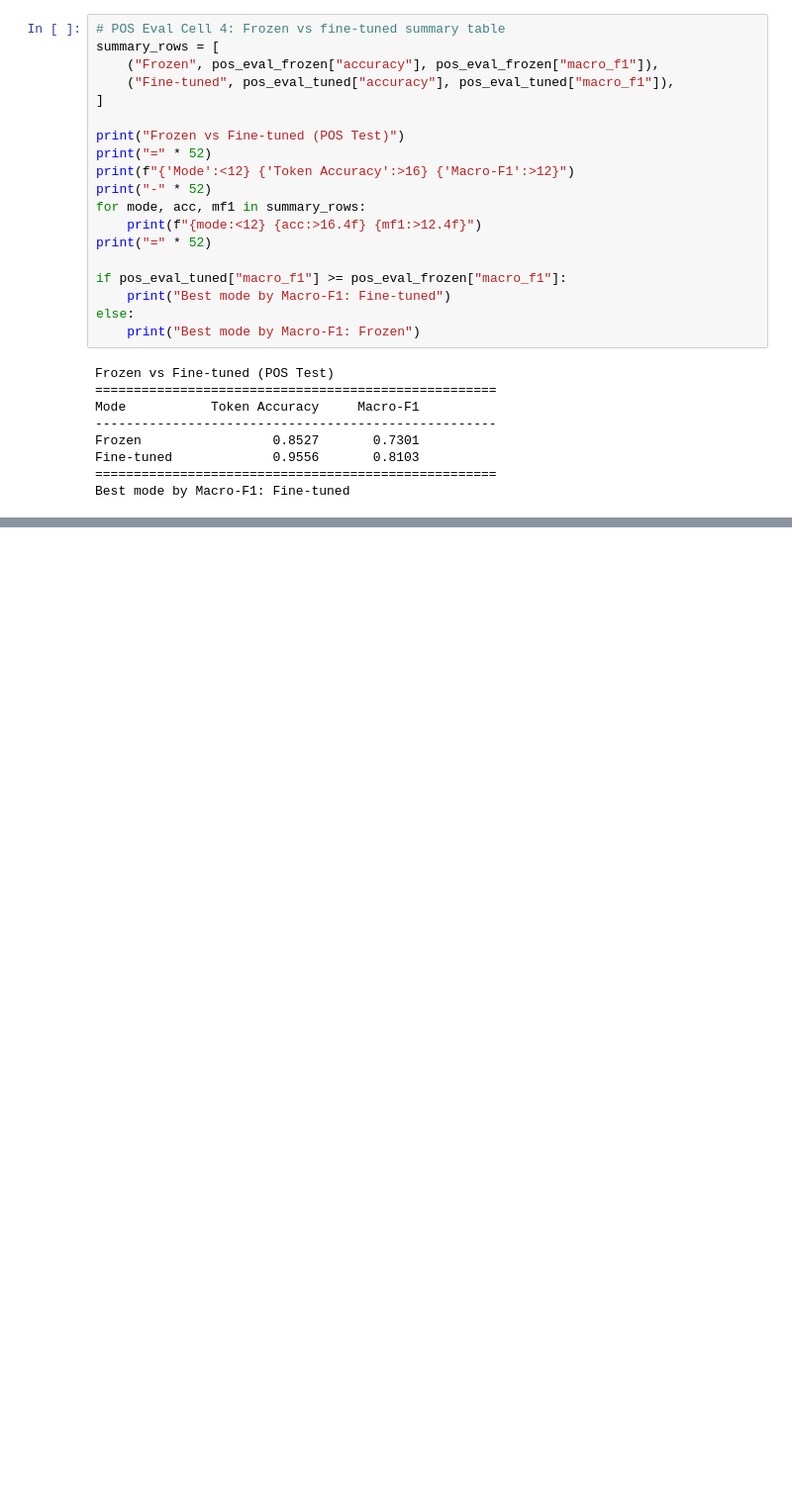
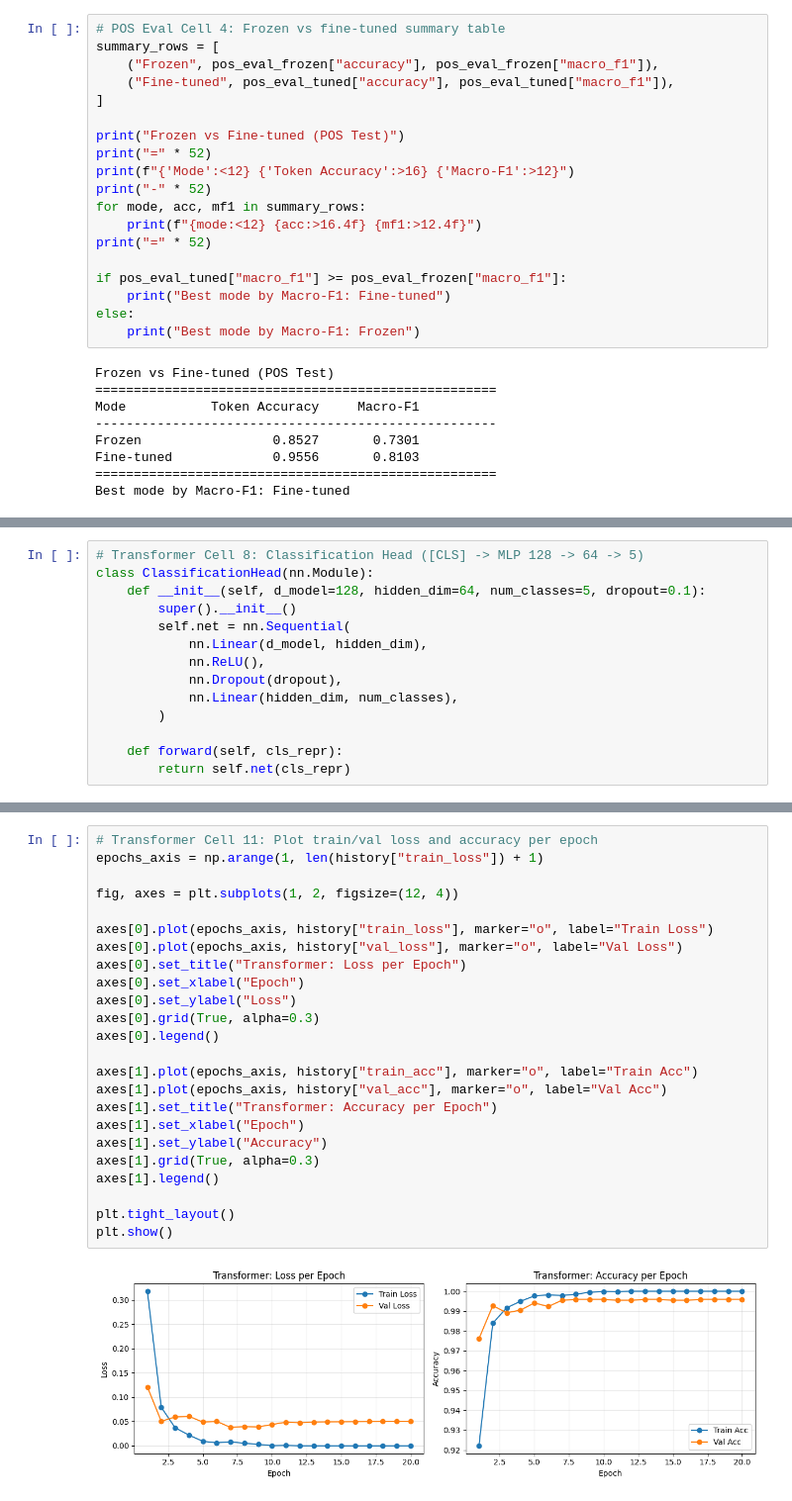
Before and after one commit to Muddassir-Asghar/NLP-Assignment-2, a Jupyter notebook: i23-2577_Assignment2_DS-A.ipynb, the cells around one changed output, grey strips where cells are left out. Shown at 99% size. Cells and saved outputs as stored; diff of their text form; blank space fills up the shorter version.

Commit message:
Transformer Trained

```diff
--- a/i23-2577_Assignment2_DS-A.ipynb
+++ b/i23-2577_Assignment2_DS-A.ipynb
@@ -2676,0 +3713,14 @@ Best mode by Macro-F1: Fine-tuned
+# %%
+# Transformer Cell 8: Classification Head ([CLS] -> MLP 128 -> 64 -> 5)
+class ClassificationHead(nn.Module):
+    def __init__(self, d_model=128, hidden_dim=64, num_classes=5, dropout=0.1):
+        super().__init__()
+        self.net = nn.Sequential(
+            nn.Linear(d_model, hidden_dim),
+            nn.ReLU(),
+            nn.Dropout(dropout),
+            nn.Linear(hidden_dim, num_classes),
+        )
+
+    def forward(self, cls_repr):
+        return self.net(cls_repr)
@@ -2676,0 +3922,26 @@ Best mode by Macro-F1: Fine-tuned
+# %%
+# Transformer Cell 11: Plot train/val loss and accuracy per epoch
+epochs_axis = np.arange(1, len(history["train_loss"]) + 1)
+
+fig, axes = plt.subplots(1, 2, figsize=(12, 4))
+
+axes[0].plot(epochs_axis, history["train_loss"], marker="o", label="Train Loss")
+axes[0].plot(epochs_axis, history["val_loss"], marker="o", label="Val Loss")
+axes[0].set_title("Transformer: Loss per Epoch")
+axes[0].set_xlabel("Epoch")
+axes[0].set_ylabel("Loss")
+axes[0].grid(True, alpha=0.3)
+axes[0].legend()
+
+axes[1].plot(epochs_axis, history["train_acc"], marker="o", label="Train Acc")
+axes[1].plot(epochs_axis, history["val_acc"], marker="o", label="Val Acc")
+axes[1].set_title("Transformer: Accuracy per Epoch")
+axes[1].set_xlabel("Epoch")
+axes[1].set_ylabel("Accuracy")
+axes[1].grid(True, alpha=0.3)
+axes[1].legend()
+
+plt.tight_layout()
+plt.show()
+# %% [output]
+[figure, added]
```
Also changed, not shown: parts of 21 cells of this notebook.
